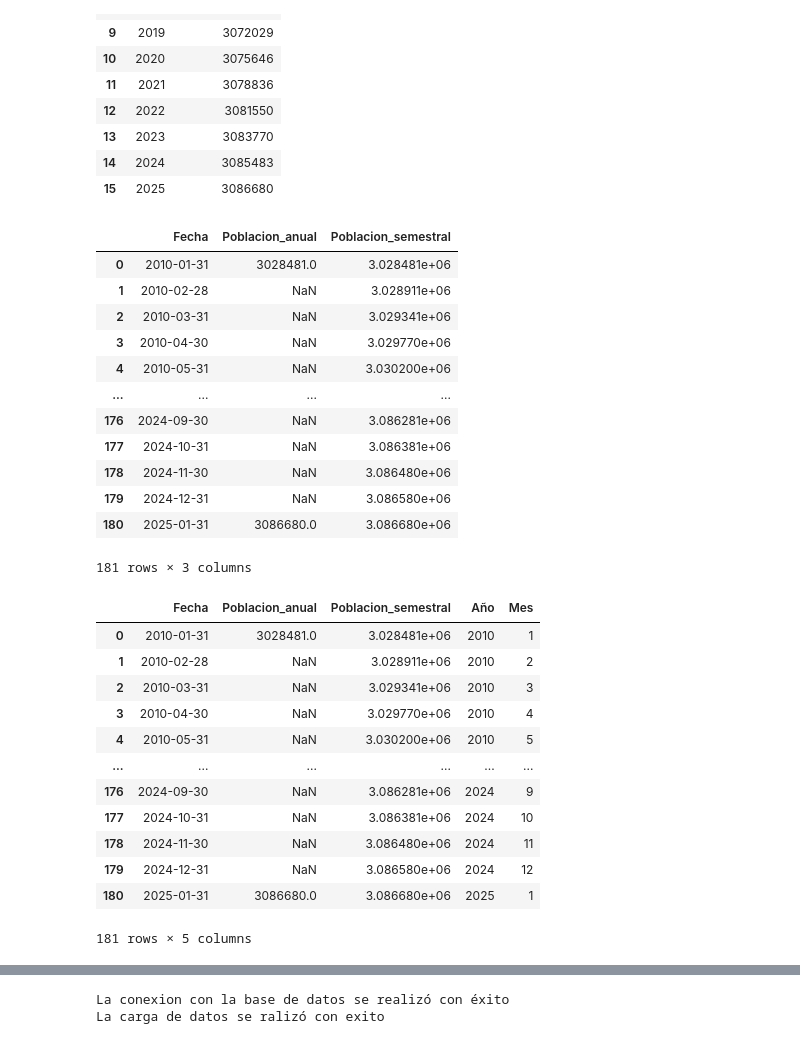
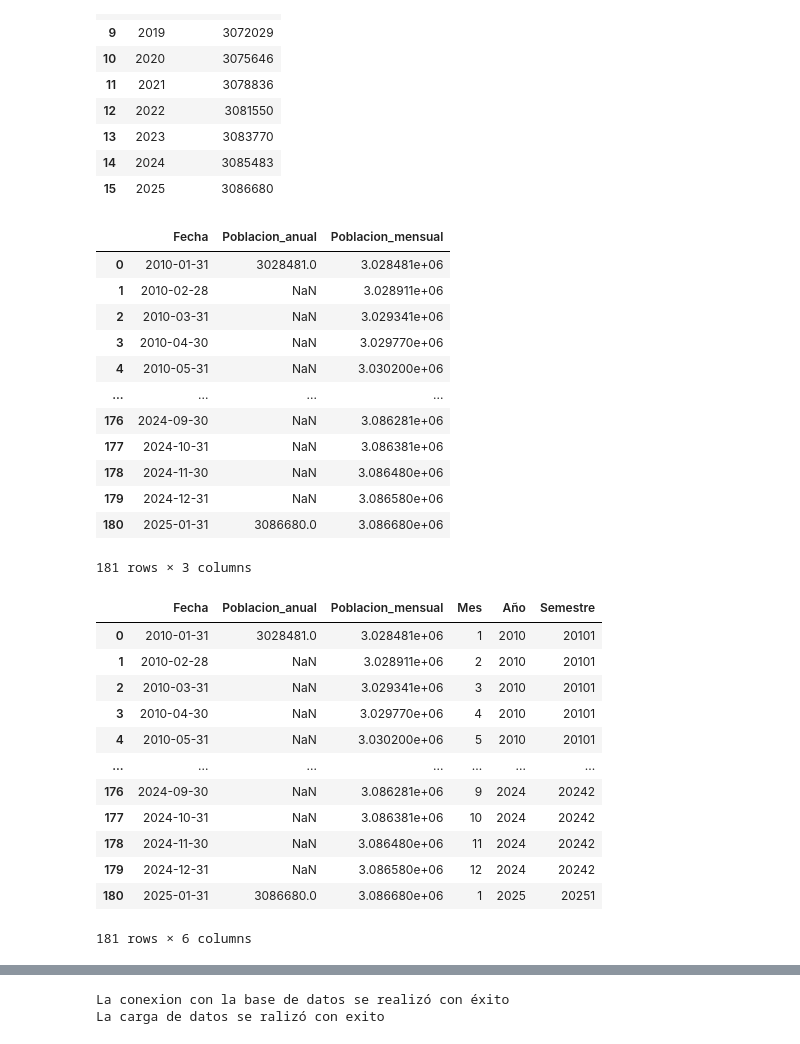
Before and after one commit to PabloSalinas2/Siniestros_Viales_Data_Analysis, a Jupyter notebook: Datos_extra.ipynb, the cells around one changed output, grey strips where cells are left out. Saved outputs shown, nothing was run; the diff lists cells and outputs as text; code cells hidden in the pictures.

```diff
--- a/Datos_extra.ipynb
+++ b/Datos_extra.ipynb
@@ -126,14 +126,15 @@ df
 df['Fecha'] = pd.to_datetime(df['Fecha'], format='%Y')
 
 # Establecer 'año' como índice y resample a población semestral
+#df = df.set_index('Fecha').resample('6M').mean()
 df = df.set_index('Fecha').resample('1M').mean()
 
 # Interpolar los valores semestrales utilizando el método de interpolación lineal
-df['Poblacion_semestral'] = df['Poblacion_anual'].interpolate(method='linear')
+df['Poblacion_mensual'] = df['Poblacion_anual'].interpolate(method='linear')
 df=df.reset_index()
 df
 # %% [output]
-|  | Fecha | Poblacion_anual | Poblacion_semestral |
+|  | Fecha | Poblacion_anual | Poblacion_mensual |
 | 0 | 2010-01-31 | 3028481.0 | 3.028481e+06 |
 | 1 | 2010-02-28 | NaN | 3.028911e+06 |
 | 2 | 2010-03-31 | NaN | 3.029341e+06 |
@@ -147,24 +148,25 @@ df
 | 180 | 2025-01-31 | 3086680.0 | 3.086680e+06 |
 181 rows × 3 columns
 # %%
-# Crear columns "Semestre" y columna "Año"
+# Crear columns "Semestre" y columna "Año" y "mes"
+df['Mes']=df['Fecha'].dt.month
 df['Año']=df['Fecha'].dt.year
-df['Mes']=df['Fecha'].dt.month
+df['Semestre']=df['Fecha'].apply(lambda x: f"{x.year}1" if x.month <= 6 else f"{x.year}2")
 df
 # %% [output]
-|  | Fecha | Poblacion_anual | Poblacion_semestral | Año | Mes |
-| 0 | 2010-01-31 | 3028481.0 | 3.028481e+06 | 2010 | 1 |
-| 1 | 2010-02-28 | NaN | 3.028911e+06 | 2010 | 2 |
-| 2 | 2010-03-31 | NaN | 3.029341e+06 | 2010 | 3 |
-| 3 | 2010-04-30 | NaN | 3.029770e+06 | 2010 | 4 |
-| 4 | 2010-05-31 | NaN | 3.030200e+06 | 2010 | 5 |
-| ... | ... | ... | ... | ... | ... |
-| 176 | 2024-09-30 | NaN | 3.086281e+06 | 2024 | 9 |
-| 177 | 2024-10-31 | NaN | 3.086381e+06 | 2024 | 10 |
-| 178 | 2024-11-30 | NaN | 3.086480e+06 | 2024 | 11 |
-| 179 | 2024-12-31 | NaN | 3.086580e+06 | 2024 | 12 |
-| 180 | 2025-01-31 | 3086680.0 | 3.086680e+06 | 2025 | 1 |
+|  | Fecha | Poblacion_anual | Poblacion_mensual | Mes | Año | Semestre |
+| 0 | 2010-01-31 | 3028481.0 | 3.028481e+06 | 1 | 2010 | 20101 |
+| 1 | 2010-02-28 | NaN | 3.028911e+06 | 2 | 2010 | 20101 |
+| 2 | 2010-03-31 | NaN | 3.029341e+06 | 3 | 2010 | 20101 |
+| 3 | 2010-04-30 | NaN | 3.029770e+06 | 4 | 2010 | 20101 |
+| 4 | 2010-05-31 | NaN | 3.030200e+06 | 5 | 2010 | 20101 |
+| ... | ... | ... | ... | ... | ... | ... |
+| 176 | 2024-09-30 | NaN | 3.086281e+06 | 9 | 2024 | 20242 |
+| 177 | 2024-10-31 | NaN | 3.086381e+06 | 10 | 2024 | 20242 |
+| 178 | 2024-11-30 | NaN | 3.086480e+06 | 11 | 2024 | 20242 |
+| 179 | 2024-12-31 | NaN | 3.086580e+06 | 12 | 2024 | 20242 |
+| 180 | 2025-01-31 | 3086680.0 | 3.086680e+06 | 1 | 2025 | 20251 |
-181 rows × 5 columns
+181 rows × 6 columns
 # %%
 df['Poblacion_anual']=df['Poblacion_anual'].fillna(method='ffill')
 df
```
Also changed, not shown: parts of 5 cells of this notebook, 3 other files.
